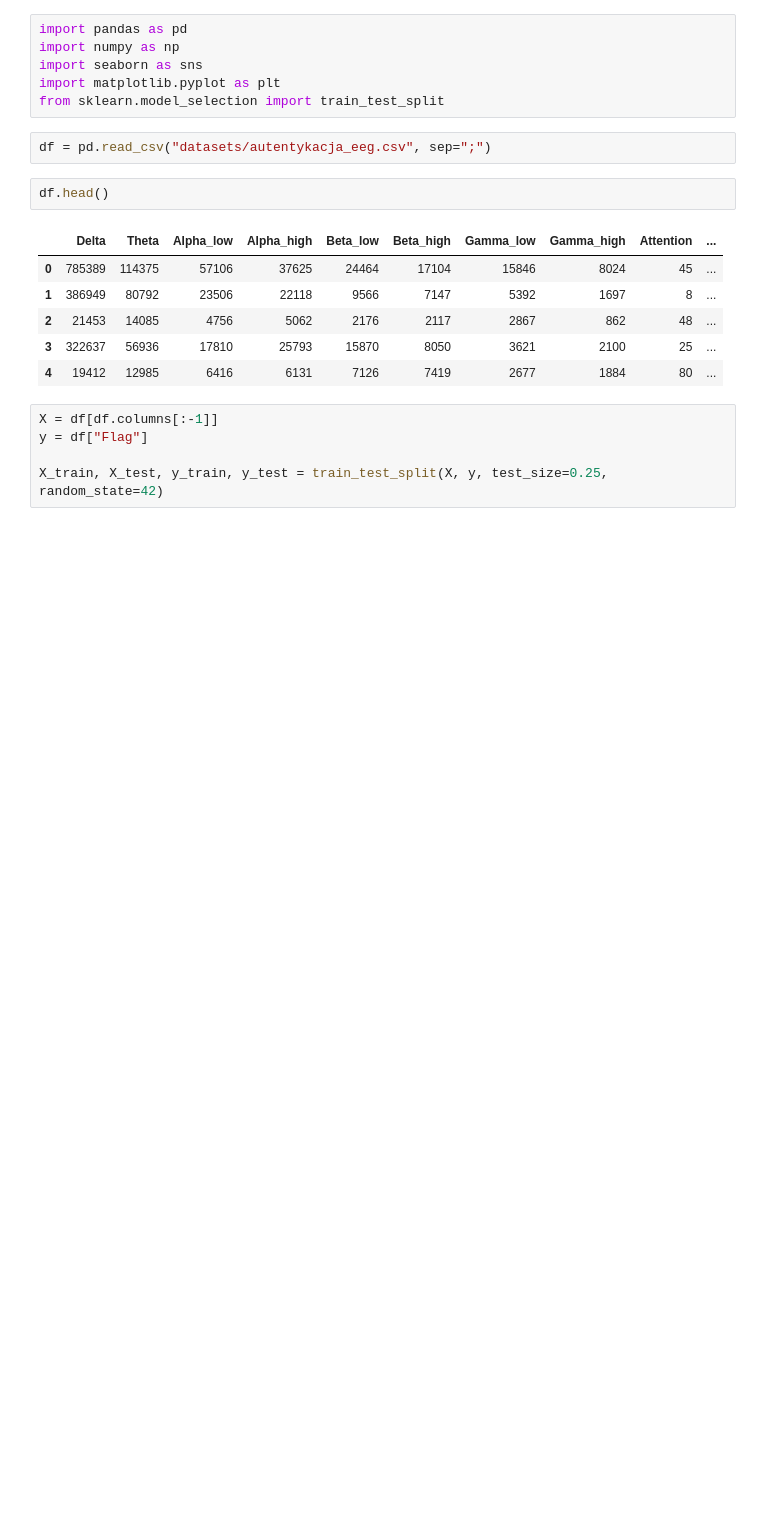
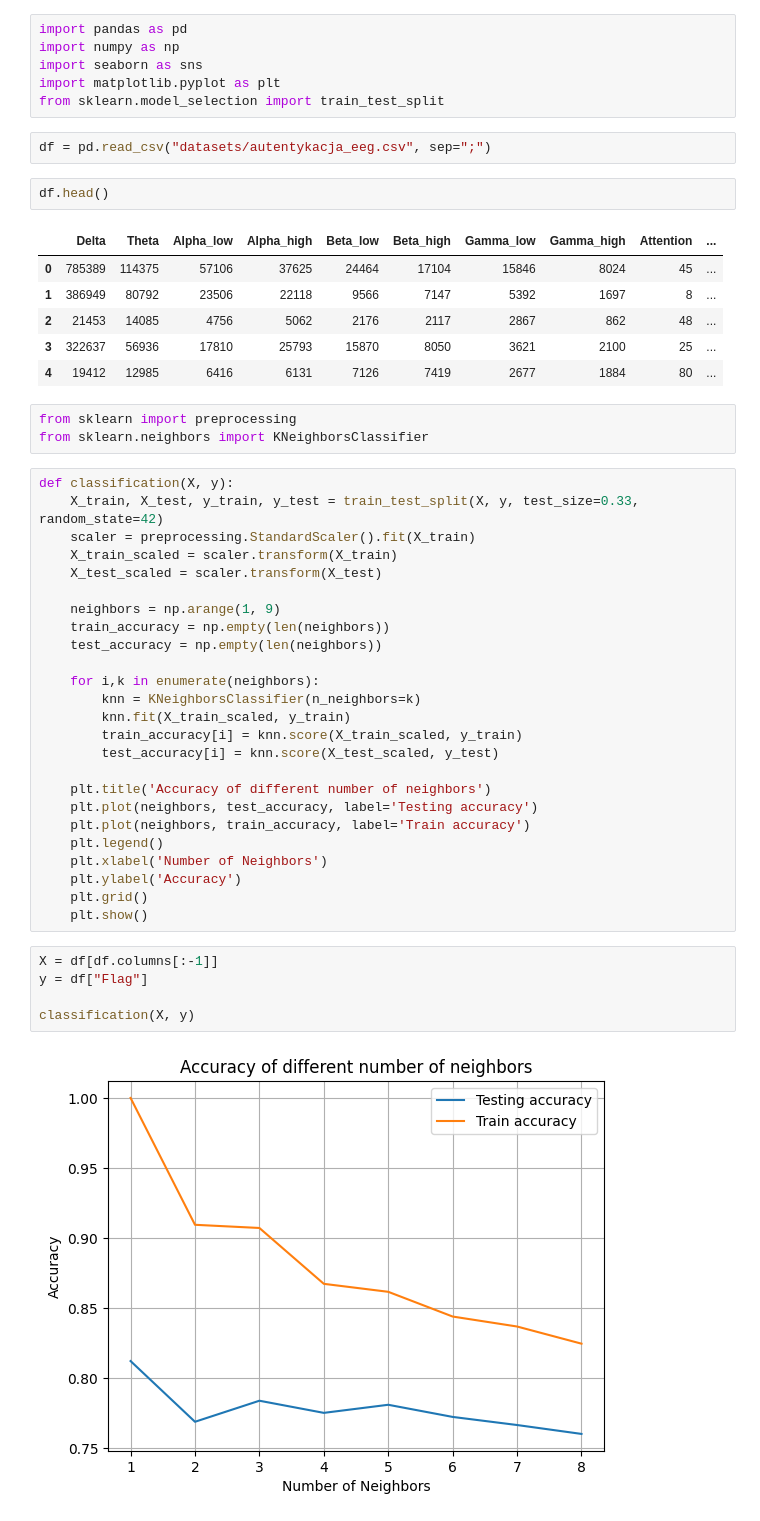
Before and after one commit to kacper-daniel/data-playground, a Jupyter notebook: warsztat-ai/knn.ipynb, the cells around one changed output. Cells and saved outputs as stored; diff of their text form; blank space fills up the shorter version.

```diff
--- a/warsztat-ai/knn.ipynb
+++ b/warsztat-ai/knn.ipynb
@@ -15,8 +15,38 @@ df.head()
 | 2 | 21453 | 14085 | 4756 | 5062 | 2176 | 2117 | 2867 | 862 | 48 | ... |
 | 3 | 322637 | 56936 | 17810 | 25793 | 15870 | 8050 | 3621 | 2100 | 25 | ... |
 | 4 | 19412 | 12985 | 6416 | 6131 | 7126 | 7419 | 2677 | 1884 | 80 | ... |
+# %%
+from sklearn import preprocessing
+from sklearn.neighbors import KNeighborsClassifier
+# %%
+def classification(X, y):
+    X_train, X_test, y_train, y_test = train_test_split(X, y, test_size=0.33, random_state=42)
+    scaler = preprocessing.StandardScaler().fit(X_train)
+    X_train_scaled = scaler.transform(X_train)
+    X_test_scaled = scaler.transform(X_test)
+
+    neighbors = np.arange(1, 9)
+    train_accuracy = np.empty(len(neighbors))
+    test_accuracy = np.empty(len(neighbors))
+
+    for i,k in enumerate(neighbors):
+        knn = KNeighborsClassifier(n_neighbors=k)
+        knn.fit(X_train_scaled, y_train)
+        train_accuracy[i] = knn.score(X_train_scaled, y_train)
+        test_accuracy[i] = knn.score(X_test_scaled, y_test)
+
+    plt.title('Accuracy of different number of neighbors')
+    plt.plot(neighbors, test_accuracy, label='Testing accuracy')
+    plt.plot(neighbors, train_accuracy, label='Train accuracy')
+    plt.legend()
+    plt.xlabel('Number of Neighbors')
+    plt.ylabel('Accuracy')
+    plt.grid()
+    plt.show()
 # %%
 X = df[df.columns[:-1]]
 y = df["Flag"]
 
-X_train, X_test, y_train, y_test = train_test_split(X, y, test_size=0.25, random_state=42)
+classification(X, y)
+# %% [output]
+[figure, added]
```
Also changed, not shown: parts of 7 cells of this notebook.
